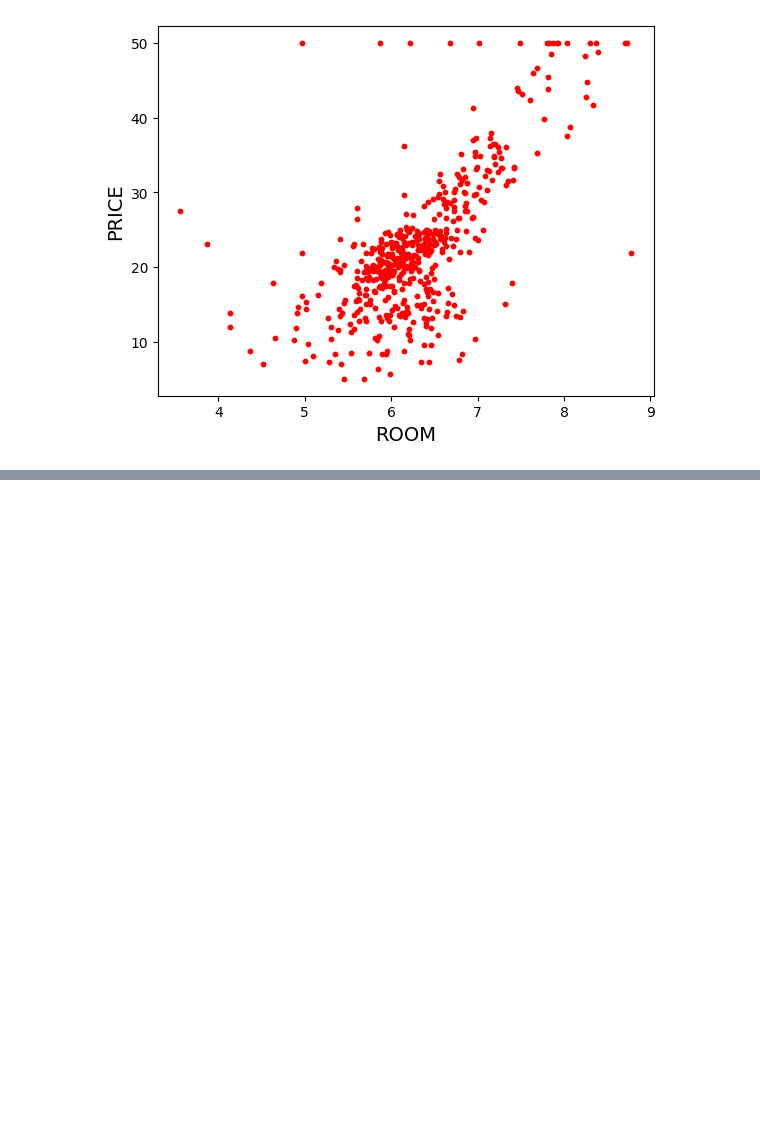
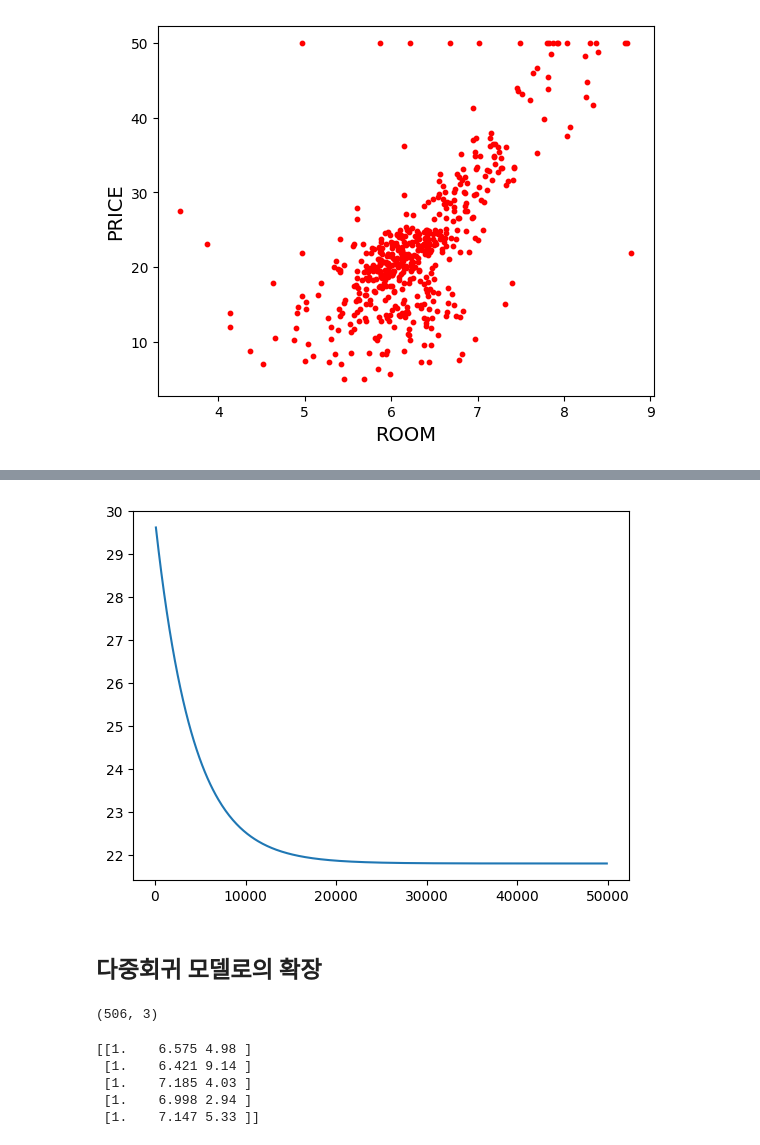
Before and after one commit to Jun-yong-lee/math4dl, a Jupyter notebook: notebooks/ch07-regression.ipynb, the cells around one changed output, grey strips where cells are left out. Cells and saved outputs as stored; diff of their text form; code cells hidden in the pictures; blank space fills up the shorter version.

```diff
--- a/notebooks/ch07-regression.ipynb
+++ b/notebooks/ch07-regression.ipynb
@@ -78,3 +78,23 @@ plt.show()
 # '@'은 내적을 의미하는 기호로 수식을 간단하게 표현할 수 있기 때문에 사용됨
 def pred(x, w):
     return(x @ w)
+# %%
+# 초기화 처리
+
+# 데이터 전체 건수
+M = x.shape[0]
+
+# 입력 데이터의 차수 (더미 변수 포함)
+D = x.shape[1]
+
+# 반복 횟수
+iters = 50000
+
+# 학습률
+alpha = 0.01
+
+# 가중치 벡터의 초깃값 (모든 값을 1로 한다)
+w = np.ones(D)
+
+# 평가 결과 기록 (손실함수의 값만 기록)
+history = np.zeros((0,2))
@@ -80,0 +162,24 @@ def pred(x, w):
+# %%
+# 학습 곡선을 표시 (첫 1개분 제외)
+plt.plot(history[1:,0], history[1:,1])
+plt.show()
+# %% [output]
+[figure, added]
+# %% [markdown]
+## 다중회귀 모델로의 확장
+# %%
+# 열(LSTAT: 저소득층 비율) 추가
+x_add = np.array(x_org['LSTAT']).reshape(-1, 1)
+x2 = np.hstack((x, x_add))
+print(x2.shape)
+# %% [output]
+(506, 3)
+# %%
+# 입력 데이터 x를 표시 (더미 데이터 포함)
+print(x2[:5,:])
+# %% [output]
+[[1.    6.575 4.98 ]
+ [1.    6.421 9.14 ]
+ [1.    7.185 4.03 ]
+ [1.    6.998 2.94 ]
+ [1.    7.147 5.33 ]]
```
Also changed, not shown: parts of 10 cells of this notebook.
